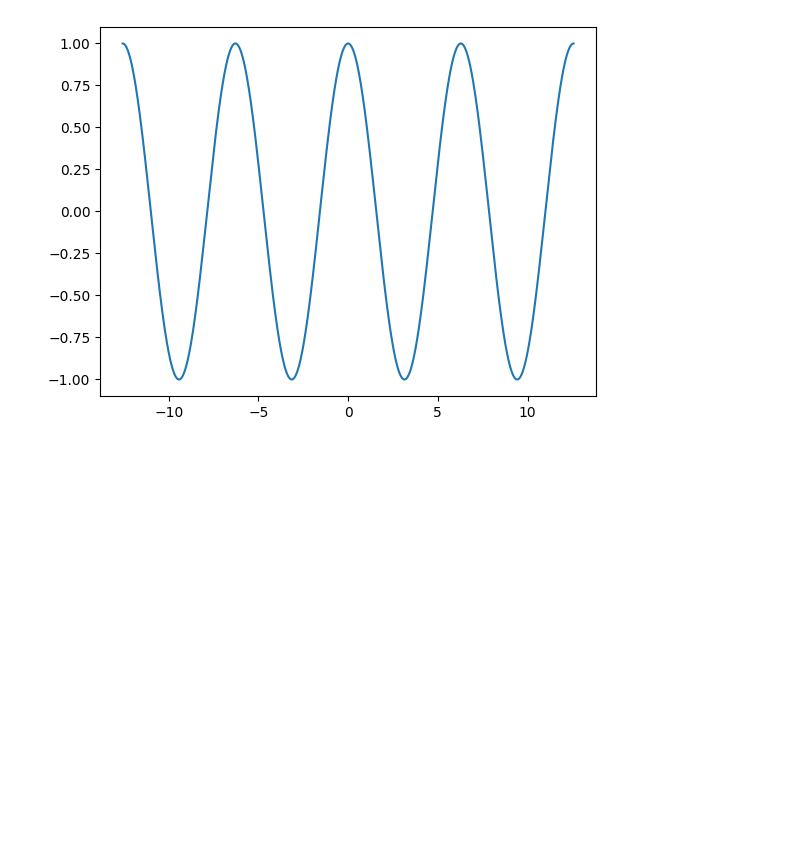
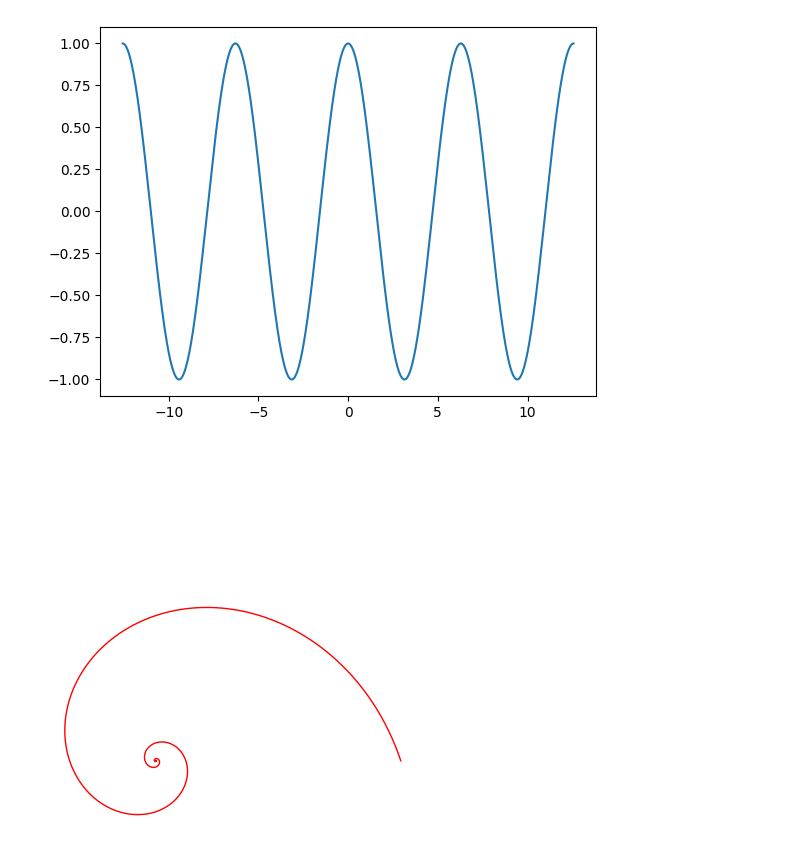
Before and after one commit to viktor-kertanov/master-math, a Jupyter notebook: ch10_art_trigonometry/4_log_spiral.ipynb, the cells around one changed output. Cells and saved outputs as stored; diff of their text form; code cells hidden in the pictures; blank space fills up the shorter version.

```diff
--- a/ch10_art_trigonometry/4_log_spiral.ipynb
+++ b/ch10_art_trigonometry/4_log_spiral.ipynb
@@ -14,4 +14,20 @@ plt.plot(t, f1)
 plt.show()
 # %% [output]
 [figure]
+# %%
+pi_scale = 10
+t = np.linspace(0, pi_scale*np.pi, 2000)
+
+k = -3
+x = np.cos(t)*np.exp(t/k)
+y = np.sin(t)*np.exp(t/k)
+
+plt.plot(x, y, linewidth=1, color='r')
+plt.gca().set_aspect('equal')
+plt.axis('off')
+plt.axis('square')
+plt.savefig('log_spirals.svg')
+plt.show()
+# %% [output]
+[figure, added]
 # %%
```
Also changed, not shown: parts of 2 cells of this notebook, 16 other files.
